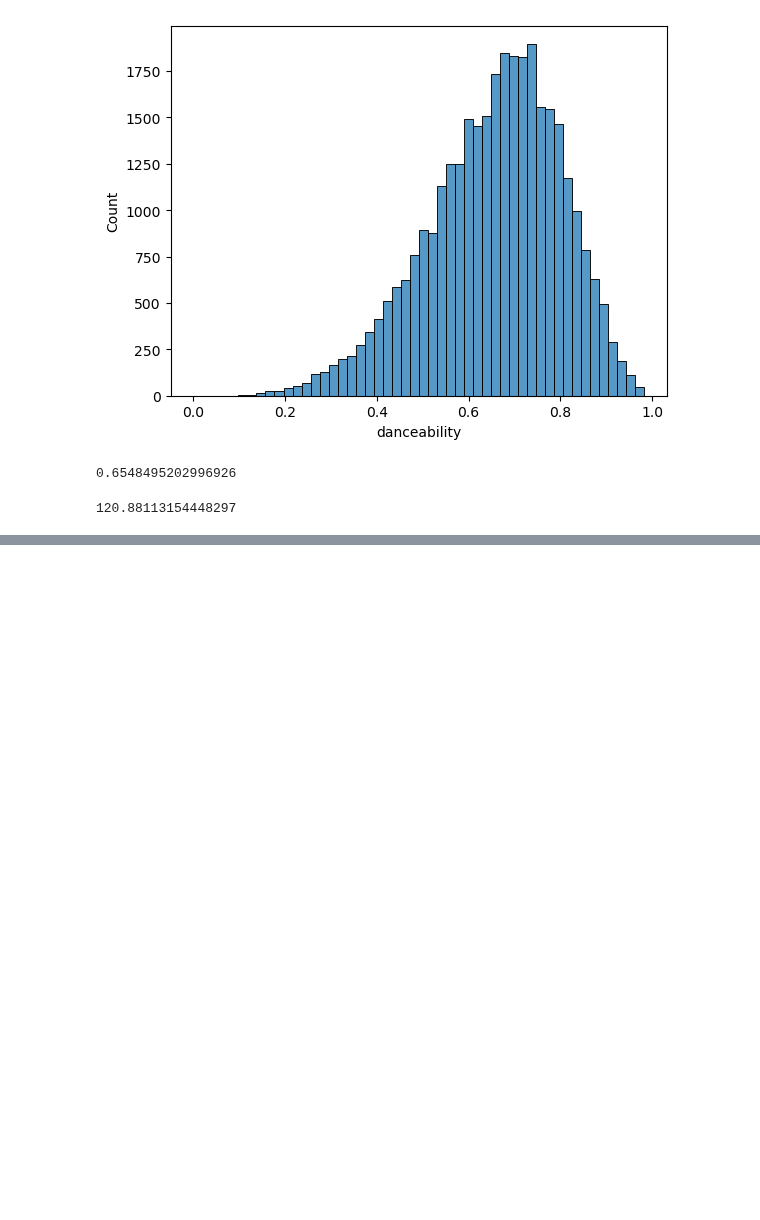
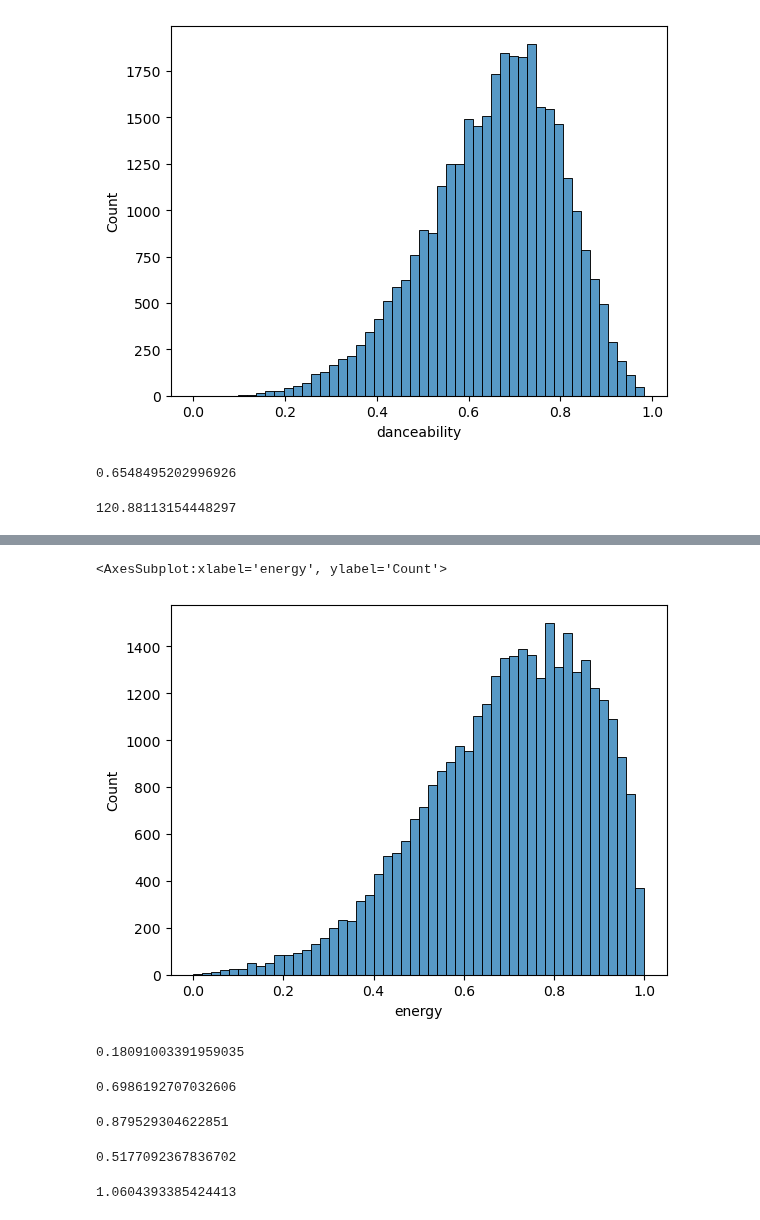
Before and after one commit to IsaacG-L/AI, a Jupyter notebook: Semester 1/Spotify/Spotify_Songs.ipynb, the cells around one changed output, grey strips where cells are left out. Cells and saved outputs as stored; diff of their text form; code cells hidden in the pictures; blank space fills up the shorter version.

```diff
--- a/Semester 1/Spotify/Spotify_Songs.ipynb
+++ b/Semester 1/Spotify/Spotify_Songs.ipynb
@@ -122,0 +133,25 @@ standard_deviation("track_popularity")
+# %%
+sns.histplot(data= df, x= "energy", bins = 50)
+# %% [output]
+<AxesSubplot:xlabel='energy', ylabel='Count'>
+[figure, added]
+# %%
+standard_deviation("energy")
+# %% [output]
+0.18091003391959035
+# %%
+df["energy"].mean()
+# %% [output]
+0.6986192707032606
+# %%
+df["energy"].mean() + standard_deviation("energy")
+# %% [output]
+0.879529304622851
+# %%
+df["energy"].mean() - standard_deviation("energy")
+# %% [output]
+0.5177092367836702
+# %%
+df["energy"].mean() + 2 * standard_deviation("energy")
+# %% [output]
+1.0604393385424413
```
Also changed, not shown: parts of 13 cells of this notebook.
